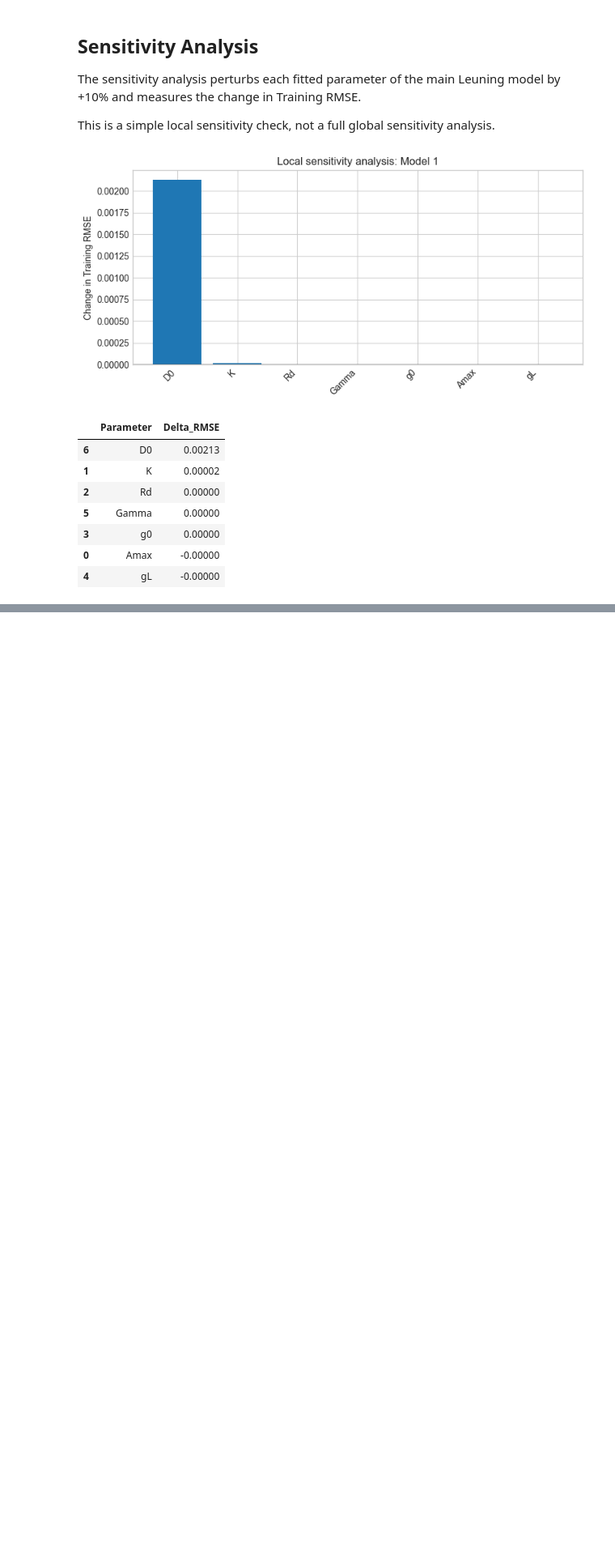
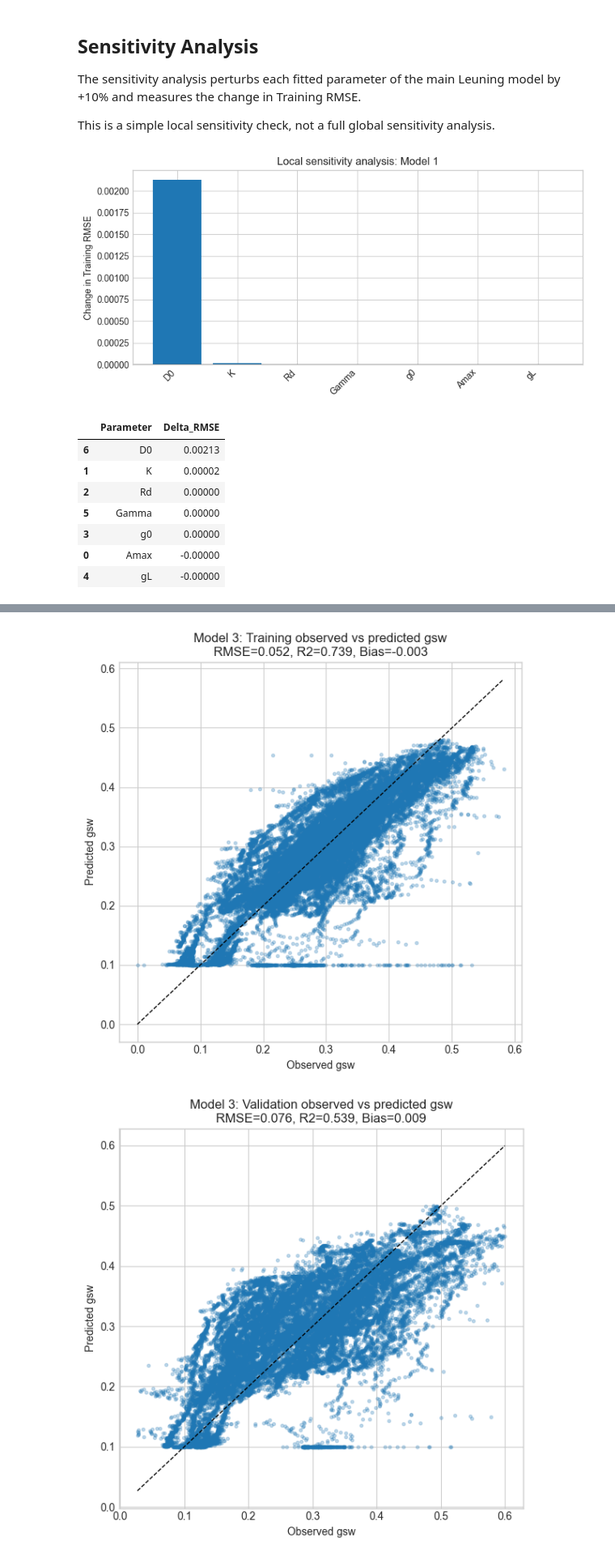
Before and after one commit to benbenbeatit912002/HPP32806-assignment-1, a Jupyter notebook: Load_data.ipynb, the cells around one changed output, grey strips where cells are left out. Shown at 81% size. Drawn from its saved outputs; the diff is of its cells as text; code cells hidden in the pictures; blank space fills up the shorter version.

Commit message:
Add asymmetric dynamic Leuning model

```diff
--- a/Load_data.ipynb
+++ b/Load_data.ipynb
@@ -738,0 +856,31 @@ Damour, G., Simonneau, T., Cochard, H., & Urban, L. (2010). An overview of model
+# %%
+model_3_array = model_3_params_to_array(model_3_params)
+model_3_train_pred = asymmetric_dynamic_leuning_model(train_df, model_3_array)
+model_3_validation_pred = asymmetric_dynamic_leuning_model(validation_df, model_3_array)
+
+plot_observed_vs_predicted(
+    train_df["gsw"],
+    model_3_train_pred,
+    "Model 3: Training observed vs predicted gsw",
+)
+
+plot_observed_vs_predicted(
+    validation_df["gsw"],
+    model_3_validation_pred,
+    "Model 3: Validation observed vs predicted gsw",
+)
+
+plot_timeseries(
+    train_df,
+    model_3_train_pred,
+    "Model 3: Training time-series observed vs predicted gsw",
+)
+
+plot_timeseries(
+    validation_df,
+    model_3_validation_pred,
+    "Model 3: Validation time-series observed vs predicted gsw",
+)
+# %% [output]
+[figure, added]
+[figure, added]
```
Also changed, not shown: parts of 12 cells of this notebook.
